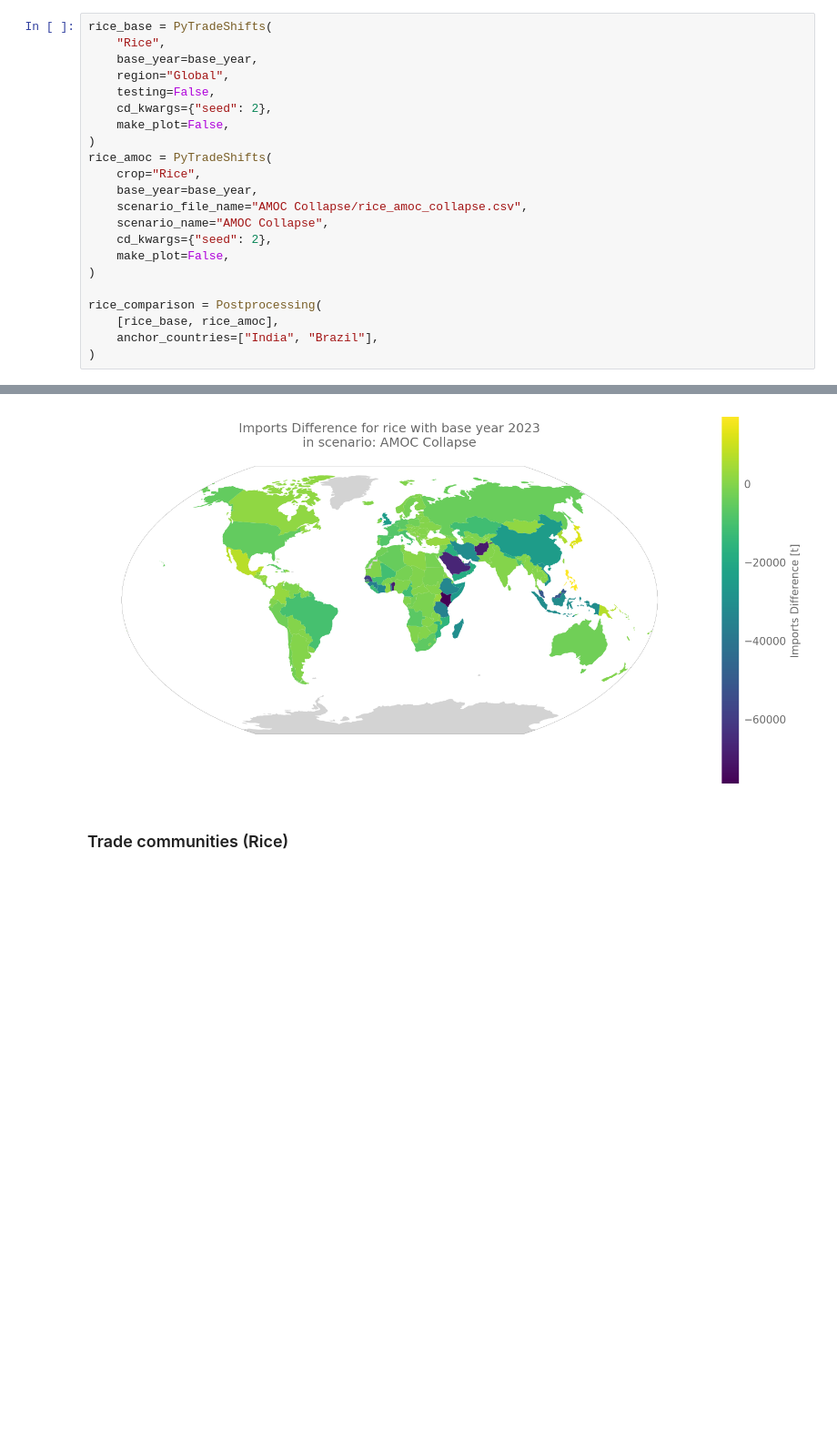
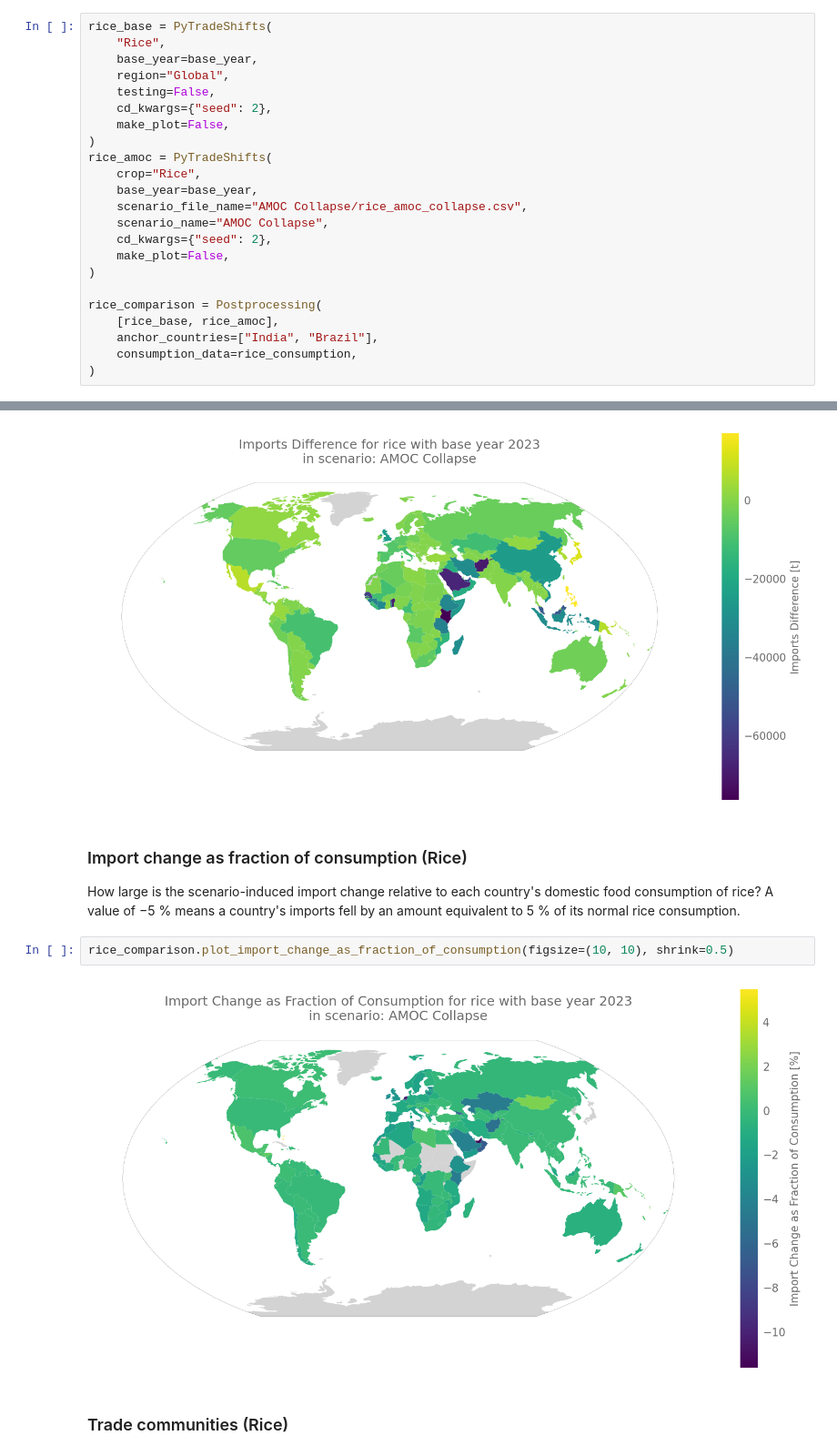
Before and after one commit to florianjehn/pytradeshifts, a Jupyter notebook: scripts/Main Scenarios/AMOC_Collapse_Trade_After_Catastrophe.ipynb, the cells around one changed output, grey strips where cells are left out. Shown at 91% size. Drawn from its saved outputs; the diff is of its cells as text; blank space fills up the shorter version.

```diff
--- a/scripts/Main Scenarios/AMOC_Collapse_Trade_After_Catastrophe.ipynb
+++ b/scripts/Main Scenarios/AMOC_Collapse_Trade_After_Catastrophe.ipynb
@@ -215,6 +270,7 @@ rice_amoc = PyTradeShifts(
 rice_comparison = Postprocessing(
     [rice_base, rice_amoc],
     anchor_countries=["India", "Brazil"],
+    consumption_data=rice_consumption,
 )
 # %% [output]
 Warning: trade matrix has duplicate indices, which will be removed.
@@ -244,6 +300,16 @@ rice_comparison.plot_imports_difference(figsize=(10, 10), vmin=-30, vmax=0, shri
 rice_comparison.plot_imports_difference_absolute(figsize=(10, 10), shrink=0.5)
 # %% [output]
 [figure]
+# %% [markdown]
+### Import change as fraction of consumption (Rice)
+
+How large is the scenario-induced import change relative to each country's domestic
+food consumption of rice? A value of −5 % means a country's imports fell by an amount
+equivalent to 5 % of its normal rice consumption.
+# %%
+rice_comparison.plot_import_change_as_fraction_of_consumption(figsize=(10, 10), shrink=0.5)
+# %% [output]
+[figure, added]
 # %% [markdown]
 ### Trade communities (Rice)
 # %%
```
Also changed, not shown: parts of 8 cells of this notebook, 6 other files.
